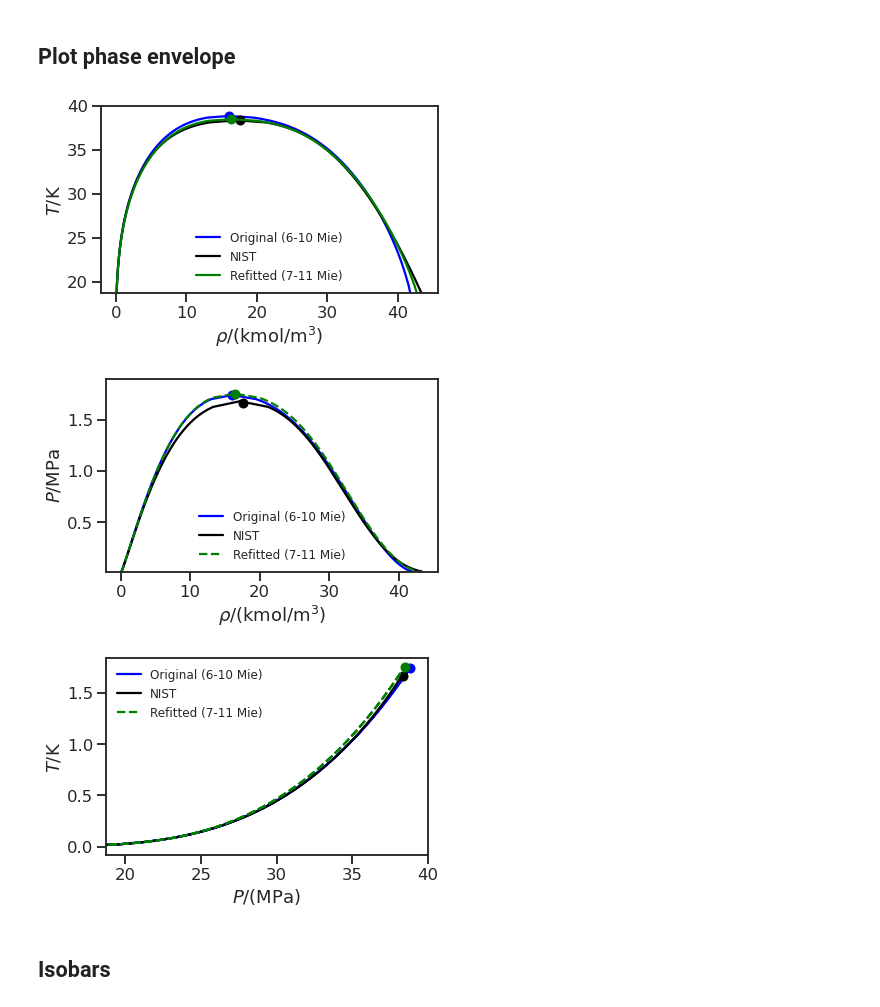
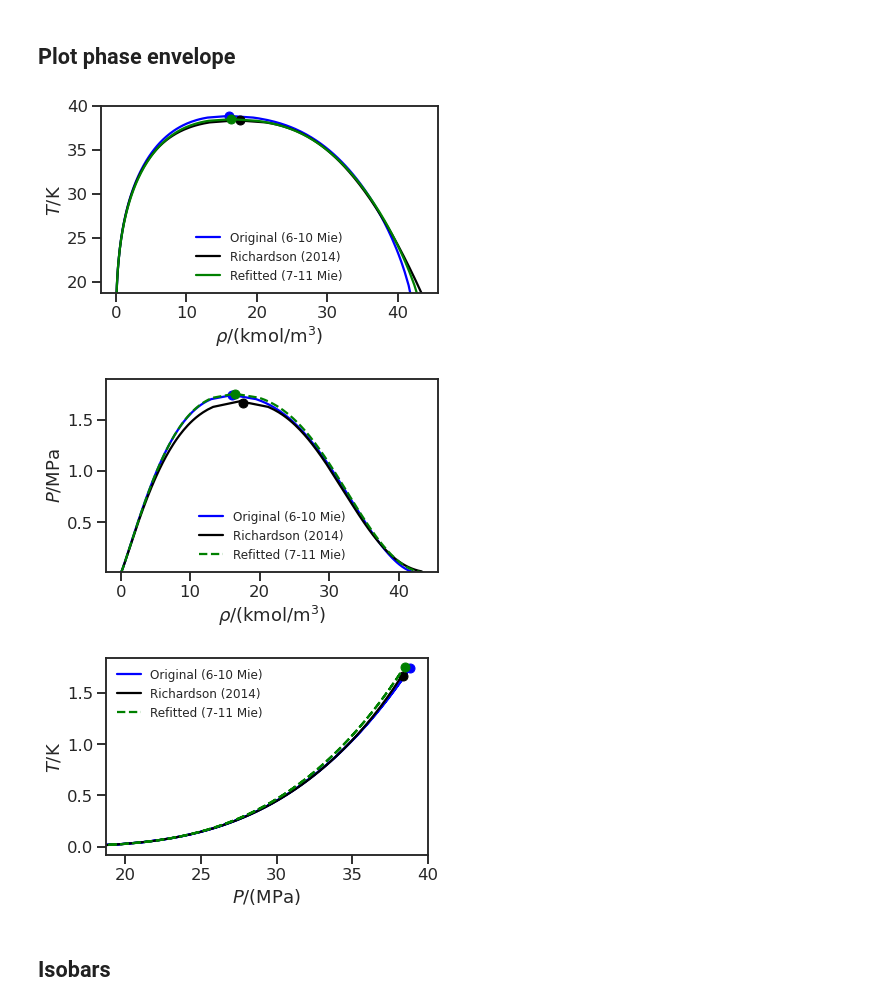
Before and after one commit to thermotools/thermopack, a Jupyter notebook: addon/pyExamples/notebooks/saftvrqmie_deuterium.ipynb, the cells around one changed output. Cells and saved outputs as stored; diff of their text form; code cells hidden in the pictures.

```diff
--- a/addon/pyExamples/notebooks/saftvrqmie_deuterium.ipynb
+++ b/addon/pyExamples/notebooks/saftvrqmie_deuterium.ipynb
@@ -48,29 +48,29 @@ data_cp = loadFile("deuterium_ideal_cp.csv",delimiter=",")
 # %%
 T_p, P_p, v_p = qSAFT.get_envelope_twophase(5.0e3, z, maximum_pressure=2.0e6, calc_v=True)
 Tc_p, vc_p, Pc_p = qSAFT.critical(z)
 plt.plot(rho_scaling/v_p, T_p, "b", label="Original (6-10 Mie)")
 plt.plot([rho_scaling/vc_p], [Tc_p], "bo")
-plt.plot(rho_scaling*data[:,2], data[:,0], "k", label="NIST")
+plt.plot(rho_scaling*data[:,2], data[:,0], "k", label="Richardson (2014)")
 plt.plot(rho_scaling*data[:,3], data[:,0], "k")
 plt.plot([rho_scaling*17.6*1e3], [38.34], color="k", marker="o")
 T_fit, P_fit, v_fit = qSAFT_MOD.get_envelope_twophase(5.0e3, z, maximum_pressure=2.0e6, calc_v=True)
 Tc_fit, vc_fit, Pc_fit = qSAFT_MOD.critical(z)
 plt.plot(rho_scaling/v_fit, T_fit, "g", label="Refitted (7-11 Mie)")
 plt.plot([rho_scaling/vc_fit], [Tc_fit], color="g", marker="o")
 plt.xlabel(r"$\rho$/(kmol/m$^3$)")
 plt.ylabel(r"$T$/K")
 plt.ylim([18.724,40])
 #plt.xlim([35,45])
 leg = plt.legend(loc="best", frameon=False, fontsize=12)
 plt.tight_layout()
 plt.savefig("deuterium_T_rho.pdf")
 plt.show()
 # %% [output]
-[figure, old version]
+[figure, new version]
 # %%
 plt.plot(rho_scaling/v_p, p_scaling*P_p, "b", label="Original (6-10 Mie)")
 plt.plot([rho_scaling/vc_p], [p_scaling*Pc_p], "bo")
-plt.plot(rho_scaling*data[:,2], p_scaling*data[:,1], "k", label="NIST")
+plt.plot(rho_scaling*data[:,2], p_scaling*data[:,1], "k", label="Richardson (2014)")
 plt.plot(rho_scaling*data[:,3], p_scaling*data[:,1], "k")
 plt.plot([rho_scaling*17.6*1e3], [1e6*1.665*p_scaling], color="k", marker="o")
 plt.plot(rho_scaling/v_fit, p_scaling*P_fit, "g", label="Refitted (7-11 Mie)", linestyle="--")
@@ -84,11 +84,11 @@ plt.tight_layout()
 plt.savefig("deuterium_P_rho.pdf")
 plt.show()
 # %% [output]
-[figure, old version]
+[figure, new version]
 # %%
 plt.plot(T_p, p_scaling*P_p, "b", label="Original (6-10 Mie)")
 plt.plot([Tc_p], [p_scaling*Pc_p], "bo")
-plt.plot(data[:,0], p_scaling*data[:,1], "k", label="NIST")
+plt.plot(data[:,0], p_scaling*data[:,1], "k", label="Richardson (2014)")
 plt.plot([38.34], [1e6*1.665*p_scaling], color="k", marker="o")
 plt.plot(T_fit, p_scaling*P_fit, "g", label="Refitted (7-11 Mie)", linestyle="--")
 plt.plot([Tc_fit], [p_scaling*Pc_fit], color="g", marker="o")
@@ -101,7 +101,7 @@ plt.tight_layout()
 plt.savefig("deuterium_TP.pdf")
 plt.show()
 # %% [output]
-[figure, old version]
+[figure, new version]
 # %% [markdown]
 ## Isobars
 # %%
```
Also changed, not shown: parts of 2 cells of this notebook, 2 other files.
